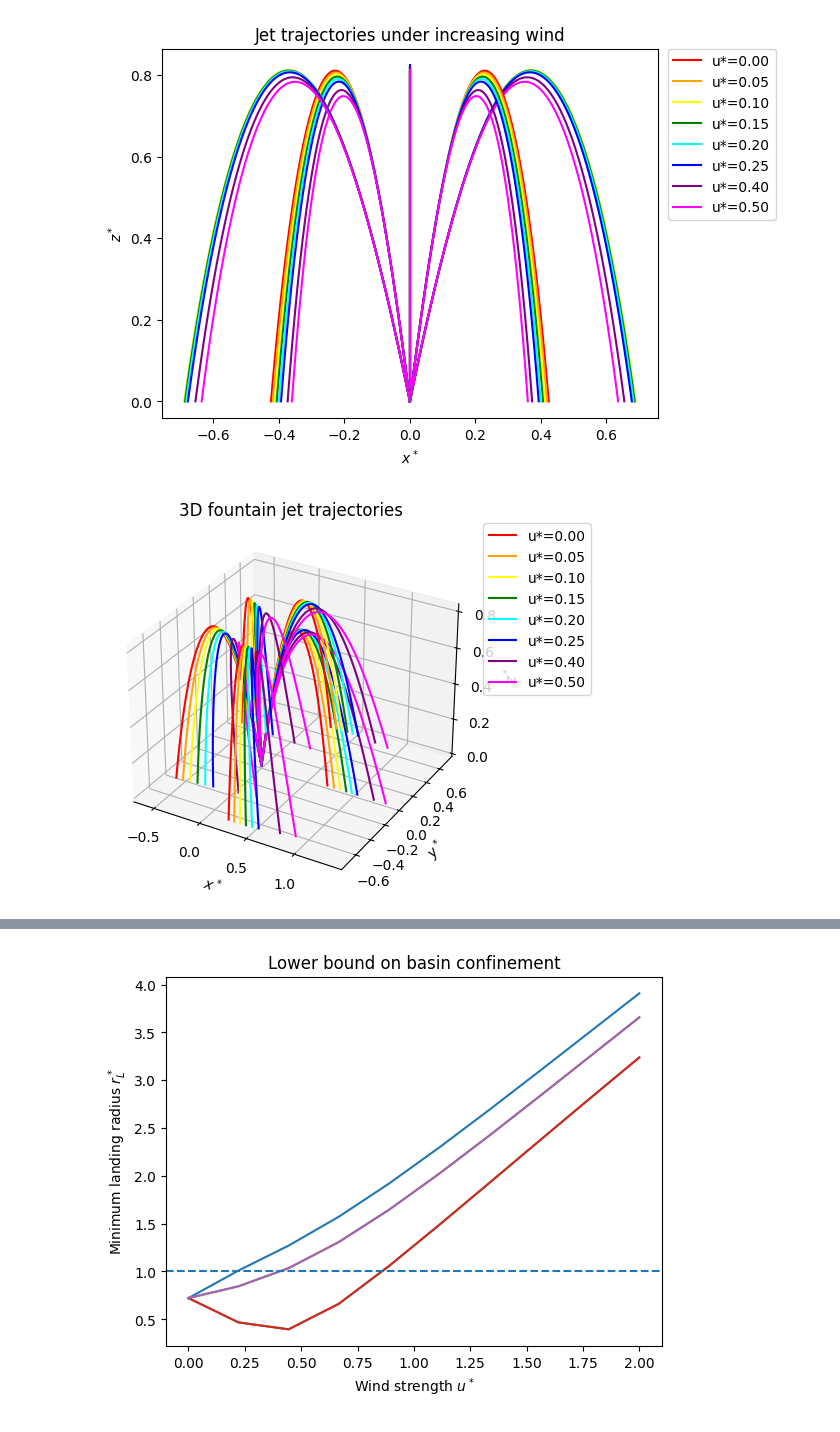
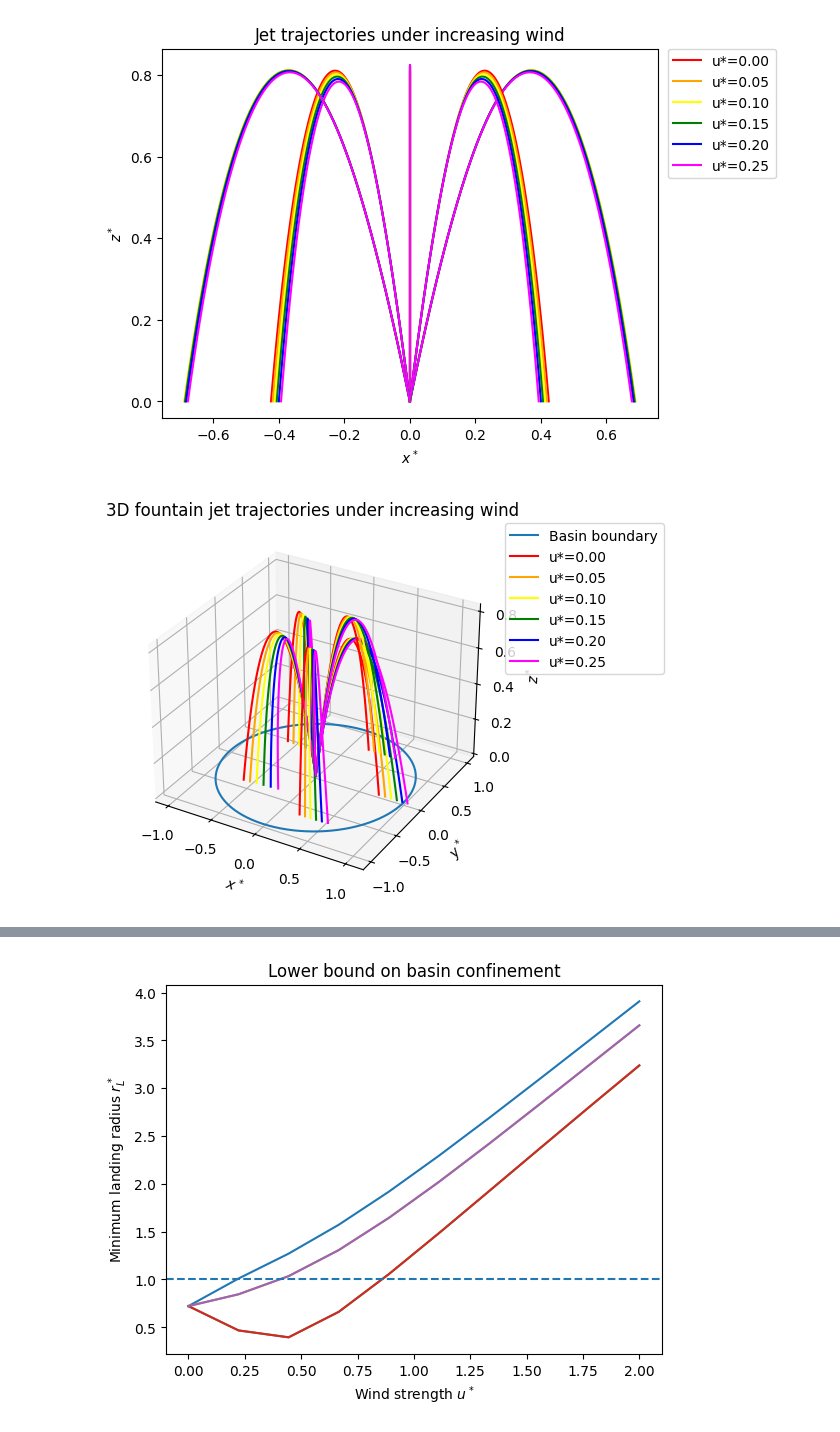
Before and after one commit to pavitra1905/FountainTrajectory, a Jupyter notebook: Pavitra_FT-Copy1-Tia_Edit.ipynb, the cells around one changed output, grey strips where cells are left out. Drawn from its saved outputs; the diff is of its cells as text; code cells hidden in the pictures.

Commit message:
final first draft plots

```diff
--- a/Pavitra_FT-Copy1-Tia_Edit.ipynb
+++ b/Pavitra_FT-Copy1-Tia_Edit.ipynb
@@ -89,12 +89,10 @@ winds = [
     {"u_star": (0.10, 0.0, 0.0)},
     {"u_star": (0.15, 0.0, 0.0)},
     {"u_star": (0.20, 0.0, 0.0)},
-    {"u_star": (0.25, 0.0, 0.0)},
-    {"u_star": (0.40, 0.0, 0.0)},
-    {"u_star": (0.50, 0.0, 0.0)},
+    {"u_star": (0.25, 0.0, 0.0)}
 ] # keeping and inc wind in x direction
 
-colors = ["red", "orange", "yellow", "green", "cyan", "blue", "purple", "magenta"]
+colors = ["red", "orange", "yellow", "green", "blue", "magenta"]
 # %%
 plt.figure()
 for i, p in enumerate(phi):
@@ -136,42 +134,43 @@ plt.legend(loc="upper left",
     borderaxespad=0.0)
 plt.show()
 # %% [output]
-[figure, old version]
+[figure, new version]
 # %%
 fig = plt.figure()
 ax = fig.add_subplot(111, projection="3d")
+ax.plot(np.cos(theta_circ), np.sin(theta_circ), label="Basin boundary")
 
 for i, p in enumerate(phi):
     for j, w in enumerate(winds):
         sol, _ = simulate(theta, p, Gamma, Lambda, w)
         if sol is not None:
             if i == 0:
                 ax.plot(
                     sol.y[0],  # x*
                     sol.y[1],  # y*
                     sol.y[2],  # z*
                     color=colors[j],
                     label=f"u*={w['u_star'][0]:.2f}"
                 )
             else:
                 ax.plot(
                     sol.y[0],  # x*
                     sol.y[1],  # y*
                     sol.y[2],  # z*
                     color=colors[j],
                 )
 
 ax.set_xlabel(r"$x^*$")
 ax.set_ylabel(r"$y^*$")
 ax.set_zlabel(r"$z^*$")
-ax.set_title("3D fountain jet trajectories")
+ax.set_title("3D fountain jet trajectories under increasing wind")
 ax.legend(loc="upper left",
     bbox_to_anchor=(1.02, 1.0),
     borderaxespad=0.0)
 
 plt.show()
 # %% [output]
-[figure, old version]
+[figure, new version]
 # %%
 theta_circ = np.linspace(0, 2*np.pi, 400)
 plt.figure()
```
Also changed, not shown: parts of 10 cells of this notebook.
